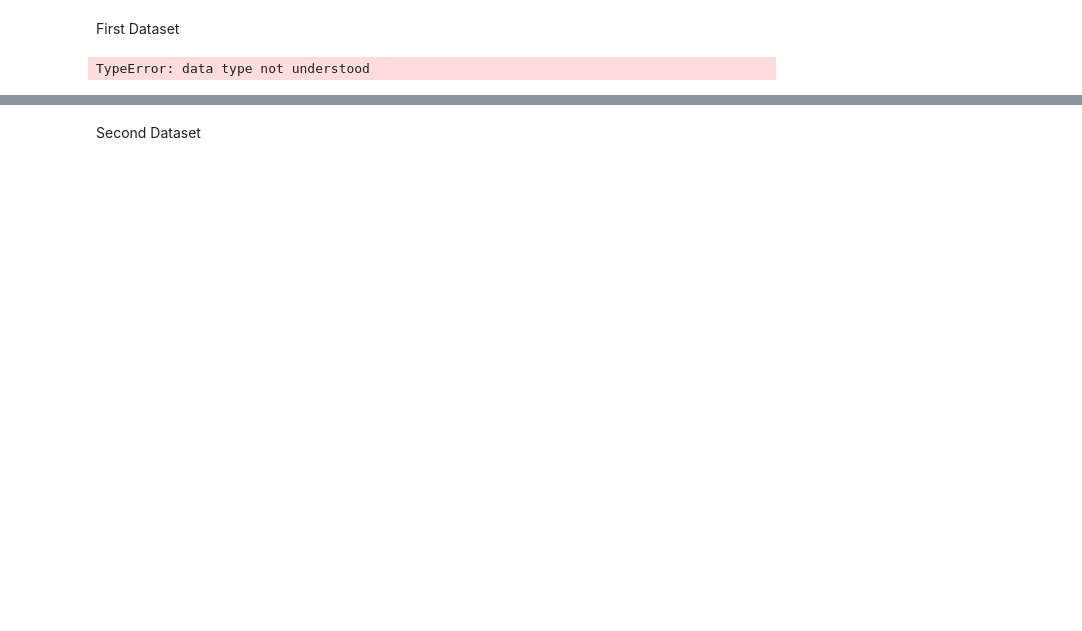
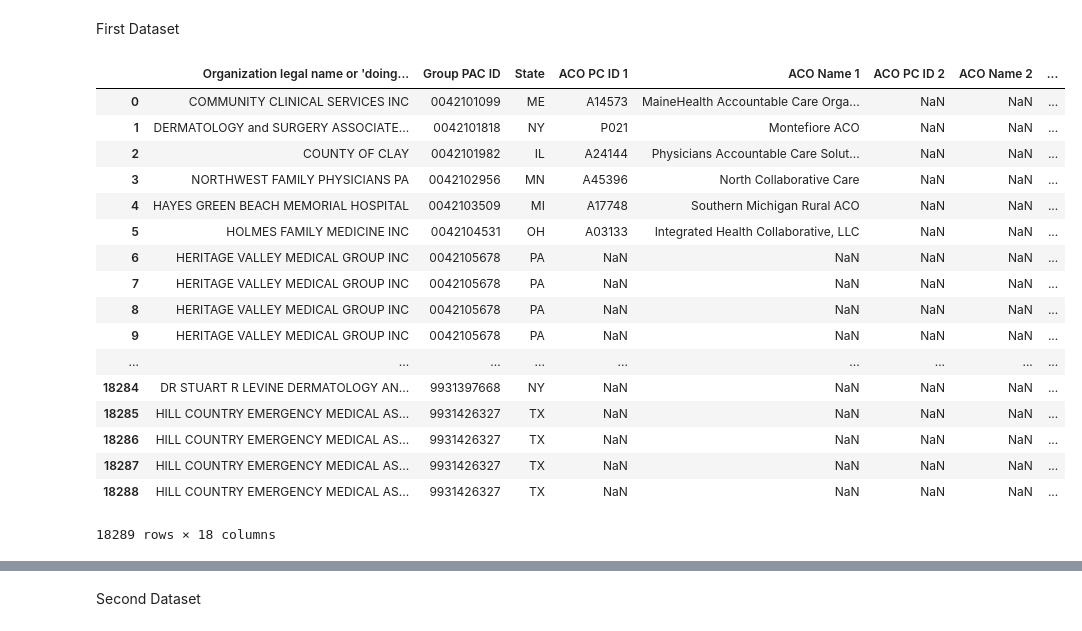
Before and after one commit to DrPancakesMD/Healthcare-Informatics-Final-Project, a Jupyter notebook: Project-James.ipynb, the cells around one changed output, grey strips where cells are left out. Drawn from its saved outputs; the diff is of its cells as text; code cells hidden in the pictures; blank space fills up the shorter version.

Commit message:
Data type import complete

```diff
--- a/Project-James.ipynb
+++ b/Project-James.ipynb
@@ -3,10 +3,54 @@ import pandas as pd
 import numpy as np
 # %% [markdown]
 First Dataset
-# %%
-df1 = pd.read_csv("physician_compare/Physician_Compare_2016_Group_Public_Reporting.csv",
-                  dtype = ['float64'])
-df1
-# %% [output]
-TypeError: data type not understood
+# %%
+def convert_bool(col):
+    if str(col).title() ==  "Y": #check for nan
+        return True
+    elif str(col).title() == "N":
+        return False
+    else:
+        return col
+# %%
+df1 = pd.read_csv("physician_compare/Physician_Compare_2016_Group_Public_Reporting.csv",
+                  dtype = {"Organization legal name or 'doing business as' name" : "category",
+                           "Group PAC ID" : "category",
+                           "State" : "category",
+                           "Measure Identifier" : "category",
+                           "ACO PC ID 1" : "category",
+                           "ACO Name 1" : "category",
+                           "ACO PC ID 2" : "category",
+                           "ACO Name 2" : "category",
+                           "Measure Identifier" : "category",
+                           "Measure Title" : "category",
+                           "Measure Performance Rate": "float64",
+                           "Denominator Count": "float64",
+                           "Star Value": "float64",
+                           "Five Star Benchmark": "float64",
+                           "Footnote": "object",
+                           "Collection Type": "object"},
+                 converters={"Participating in PQRS": lambda x:convert_bool(x)})
+df1["Participating in PQRS"] = df1["Participating in PQRS"].astype("bool")
+df1["Inverse Measure"] = df1["Inverse Measure"].astype("bool")
+df1["Reported on PC Live Site"] = df1["Reported on PC Live Site"].astype("bool")
+df1
+# %% [output]
+|  | Organization legal name or 'doing... | Group PAC ID | State | ACO PC ID 1 | ACO Name 1 | ACO PC ID 2 | ACO Name 2 | ... |
+| 0 | COMMUNITY CLINICAL SERVICES INC | 0042101099 | ME | A14573 | MaineHealth Accountable Care Orga... | NaN | NaN | ... |
+| 1 | DERMATOLOGY and SURGERY ASSOCIATE... | 0042101818 | NY | P021 | Montefiore ACO | NaN | NaN | ... |
+| 2 | COUNTY OF CLAY | 0042101982 | IL | A24144 | Physicians Accountable Care Solut... | NaN | NaN | ... |
+| 3 | NORTHWEST FAMILY PHYSICIANS PA | 0042102956 | MN | A45396 | North Collaborative Care | NaN | NaN | ... |
+| 4 | HAYES GREEN BEACH MEMORIAL HOSPITAL | 0042103509 | MI | A17748 | Southern Michigan Rural ACO | NaN | NaN | ... |
+| 5 | HOLMES FAMILY MEDICINE INC | 0042104531 | OH | A03133 | Integrated Health Collaborative, LLC | NaN | NaN | ... |
+| 6 | HERITAGE VALLEY MEDICAL GROUP INC | 0042105678 | PA | NaN | NaN | NaN | NaN | ... |
+| 7 | HERITAGE VALLEY MEDICAL GROUP INC | 0042105678 | PA | NaN | NaN | NaN | NaN | ... |
+| 8 | HERITAGE VALLEY MEDICAL GROUP INC | 0042105678 | PA | NaN | NaN | NaN | NaN | ... |
+| 9 | HERITAGE VALLEY MEDICAL GROUP INC | 0042105678 | PA | NaN | NaN | NaN | NaN | ... |
+| ... | ... | ... | ... | ... | ... | ... | ... | ... |
+| 18284 | DR STUART R LEVINE DERMATOLOGY AN... | 9931397668 | NY | NaN | NaN | NaN | NaN | ... |
+| 18285 | HILL COUNTRY EMERGENCY MEDICAL AS... | 9931426327 | TX | NaN | NaN | NaN | NaN | ... |
+| 18286 | HILL COUNTRY EMERGENCY MEDICAL AS... | 9931426327 | TX | NaN | NaN | NaN | NaN | ... |
+| 18287 | HILL COUNTRY EMERGENCY MEDICAL AS... | 9931426327 | TX | NaN | NaN | NaN | NaN | ... |
+| 18288 | HILL COUNTRY EMERGENCY MEDICAL AS... | 9931426327 | TX | NaN | NaN | NaN | NaN | ... |
+18289 rows × 18 columns
 # %%
```
Also changed, not shown: parts of 2 cells of this notebook.
